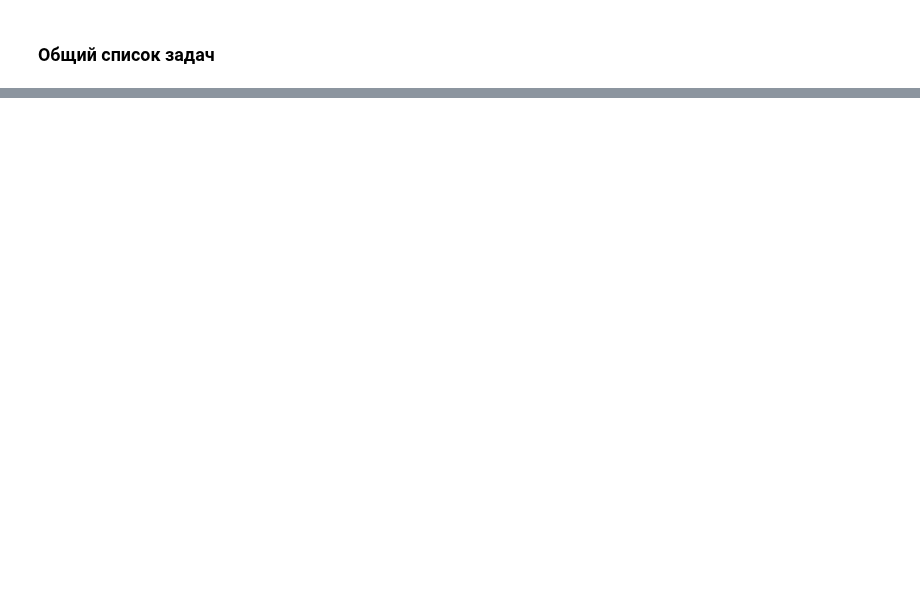
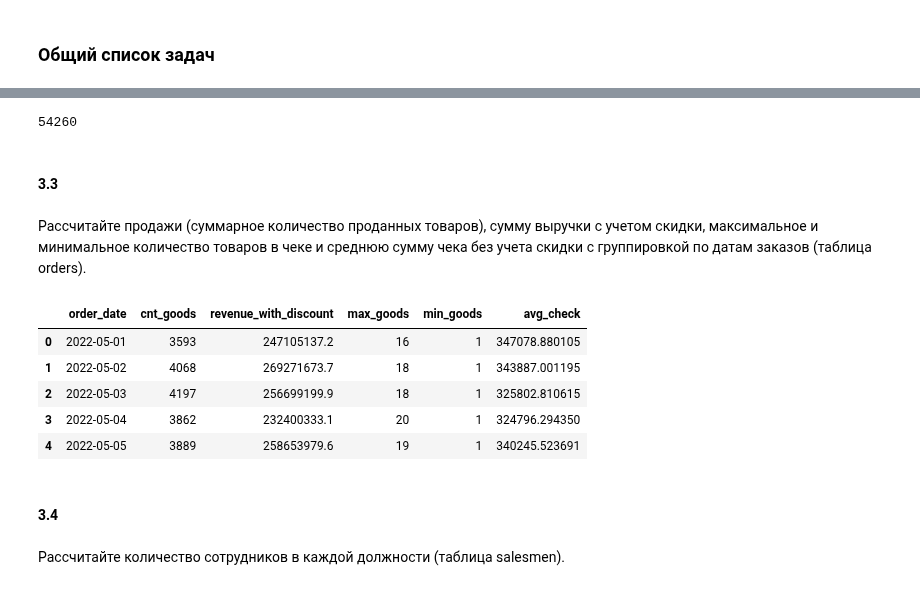
Before and after one commit to Putinka1993/notes, a Jupyter notebook: jupyter notebook/task_list.ipynb, the cells around one changed output, grey strips where cells are left out. Drawn from its saved outputs; the diff is of its cells as text; code cells hidden in the pictures; blank space fills up the shorter version.

```diff
--- a/jupyter notebook/task_list.ipynb
+++ b/jupyter notebook/task_list.ipynb
@@ -227,0 +519,5 @@ fcec9f7c-1c9e-4669-87ce-a207713349e7
+# %%
+orders['order_date'] = pd.to_datetime(orders['order_date'])
+
+# Извлекаем год и квартал
+orders['year_quarter'] = orders['order_date'].dt.year.astype(str) + '-' + orders['order_date'].dt.quarter.astype(str)
@@ -227,0 +611,6 @@ fcec9f7c-1c9e-4669-87ce-a207713349e7
+# %%
+orders['order_date'] = pd.to_datetime(orders['order_date'])
+
+orders[(orders['order_date'] >= '2023-01-01') & (orders['order_date'] <= '2023-03-31')][['check_id',
+                                                                                         'order_cost',
+                                                                                         'order_date']].head()
@@ -227,0 +788,8 @@ fcec9f7c-1c9e-4669-87ce-a207713349e7
+# %%
+orders['order_date'] = pd.to_datetime(orders['order_date'])
+
+orders[
+    (orders['count_goods'].between(2, 5)) &
+    (orders['order_discount_cost'] <= 100000) &
+    (orders['order_date'].between('2022-01-01', '2022-12-31'))
+][['check_id', 'count_goods', 'order_discount_cost', 'order_date']].head()
@@ -227,0 +901,8 @@ fcec9f7c-1c9e-4669-87ce-a207713349e7
+# %%
+orders["customer_id"].nunique()
+# %% [output]
+54260
+# %% [markdown]
+#### 3.3
+# %% [markdown]
+Рассчитайте продажи (суммарное количество проданных товаров), сумму выручки с учетом скидки, максимальное и минимальное количество товаров в чеке и среднюю сумму чека без учета скидки с группировкой по датам заказов (таблица orders).
@@ -227,0 +921,19 @@ fcec9f7c-1c9e-4669-87ce-a207713349e7
+# %%
+orders.groupby("order_date").agg(
+    cnt_goods=("count_goods", "sum"),
+    revenue_with_discount=("order_discount_cost", "sum"),
+    max_goods=("count_goods", "max"),
+    min_goods=("count_goods", "min"),
+    avg_check=("order_cost", "mean")
+).reset_index().head()
+# %% [output]
+|  | order_date | cnt_goods | revenue_with_discount | max_goods | min_goods | avg_check |
+| 0 | 2022-05-01 | 3593 | 247105137.2 | 16 | 1 | 347078.880105 |
+| 1 | 2022-05-02 | 4068 | 269271673.7 | 18 | 1 | 343887.001195 |
+| 2 | 2022-05-03 | 4197 | 256699199.9 | 18 | 1 | 325802.810615 |
+| 3 | 2022-05-04 | 3862 | 232400333.1 | 20 | 1 | 324796.294350 |
+| 4 | 2022-05-05 | 3889 | 258653979.6 | 19 | 1 | 340245.523691 |
+# %% [markdown]
+#### 3.4
+# %% [markdown]
+Рассчитайте количество сотрудников в каждой должности (таблица salesmen).
```
Also changed, not shown: parts of 295 cells of this notebook, 2 other files.
